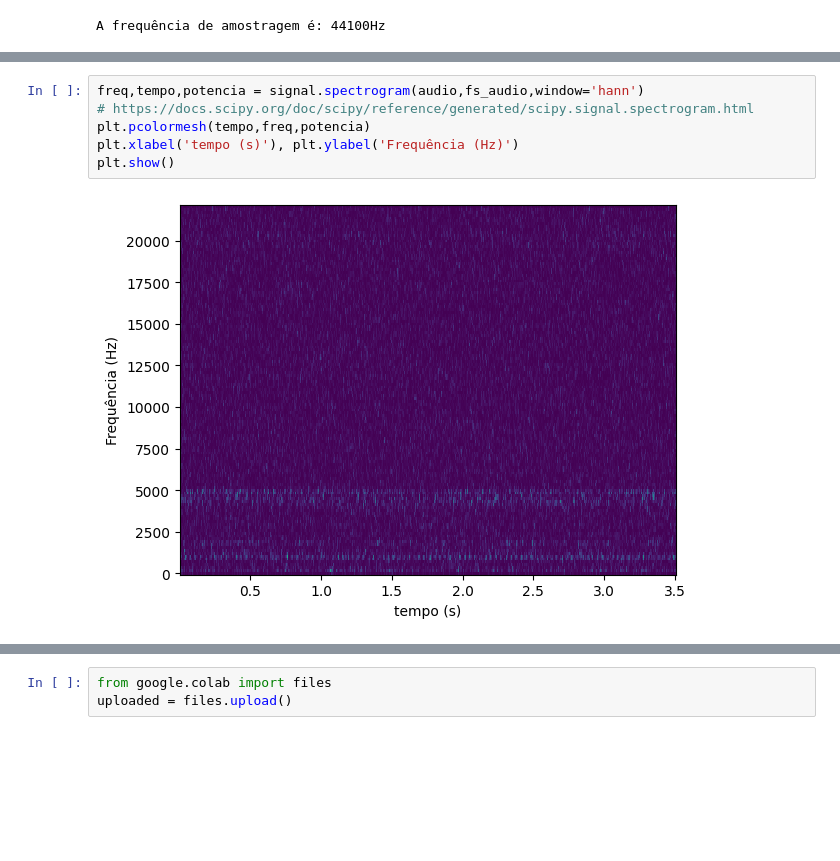
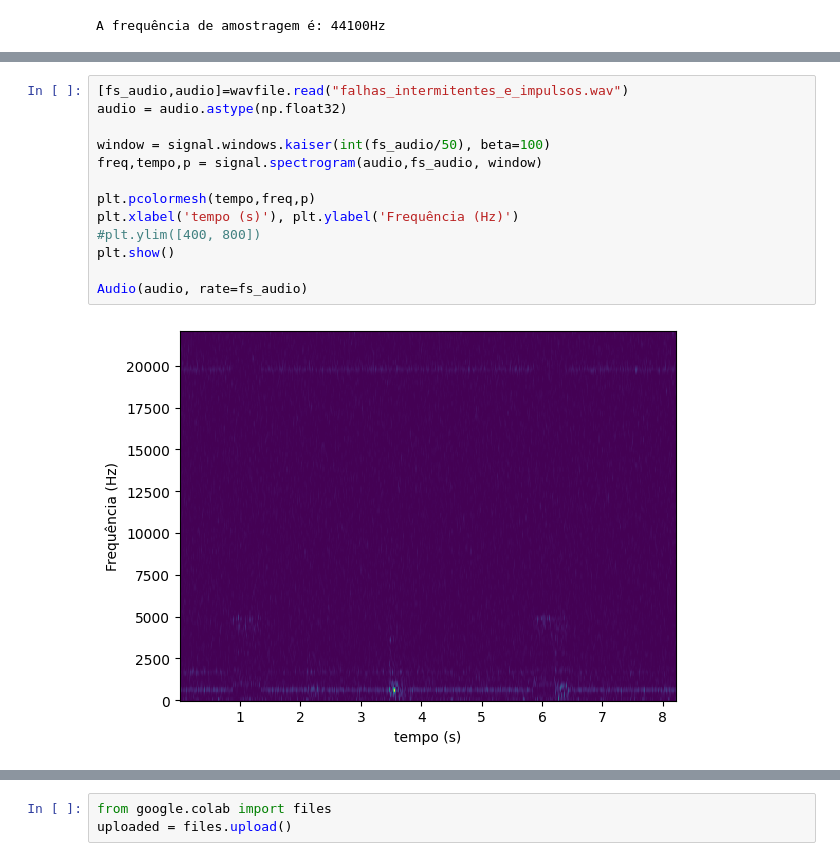
Before and after one commit to MatheusrCunha/PDS_1, a Jupyter notebook: Projeto_Final.ipynb, the cells around one changed output, grey strips where cells are left out. Drawn from its saved outputs; the diff is of its cells as text; blank space fills up the shorter version.

```diff
--- a/Projeto_Final.ipynb
+++ b/Projeto_Final.ipynb
@@ -62,8 +47,15 @@ Text(0.5, 1.0, 'Espectro de magnitude em frequência')
 # %%
-freq,tempo,potencia = signal.spectrogram(audio,fs_audio,window='hann')
-# https://docs.scipy.org/doc/scipy/reference/generated/scipy.signal.spectrogram.html
-plt.pcolormesh(tempo,freq,potencia)
+[fs_audio,audio]=wavfile.read("falhas_intermitentes_e_impulsos.wav")
+audio = audio.astype(np.float32)
+
+window = signal.windows.kaiser(int(fs_audio/50), beta=100)
+freq,tempo,p = signal.spectrogram(audio,fs_audio, window)
+
+plt.pcolormesh(tempo,freq,p)
 plt.xlabel('tempo (s)'), plt.ylabel('Frequência (Hz)')
+#plt.ylim([400, 800])
 plt.show()
+
+Audio(audio, rate=fs_audio)
 # %% [output]
-[figure, old version]
+[figure, new version]
```
Also changed, not shown: parts of 6 cells of this notebook.
